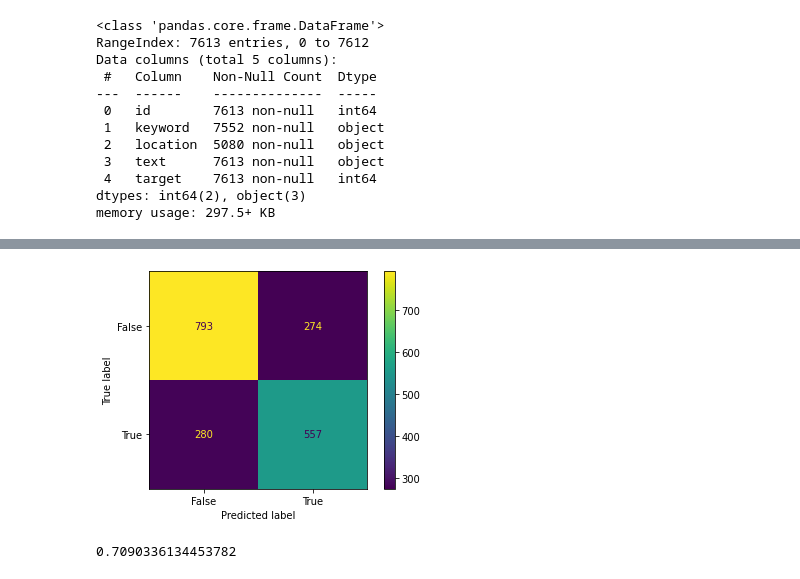
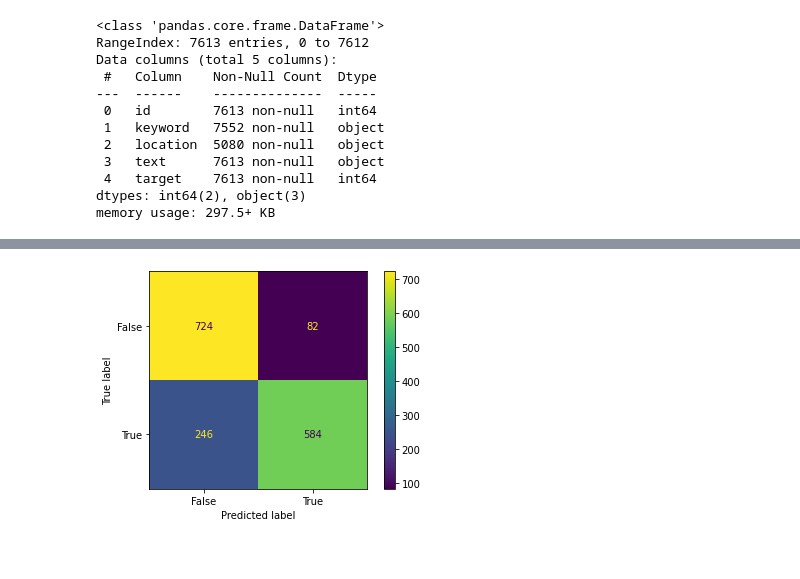
Before and after one commit to y-prog/NLP, a Jupyter notebook: NLP_kaggle_tweets_disaster.ipynb, the cells around one changed output, grey strips where cells are left out. Cells and saved outputs as stored; diff of their text form; code cells hidden in the pictures.

```diff
--- a/NLP_kaggle_tweets_disaster.ipynb
+++ b/NLP_kaggle_tweets_disaster.ipynb
@@ -497,0 +743,14 @@ print(word_index)'''
+# %%
+#longest_sentence = max(train_tweet['nr_sentences'])
+train_tweet['keyword_str'] = train_tweet['keyword_text_length'].apply(lambda keyword_text_length:
+                                                                     ' '.join(keyword_text_length)) # remove brackets
+max_words = len(unique_words)  # Set the maximum number of words to consider
+tokenizer = Tokenizer(num_words=max_words, oov_token='<OOV>')
+tokenizer.fit_on_texts(train_tweet['keyword_str'])
+
+# Convert text to sequences
+sequences = tokenizer.texts_to_sequences(train_tweet['keyword_str'])
+
+# Padding sequences to have the same length
+max_len = max(len(seq) for seq in sequences)
+padded_sequences = pad_sequences(sequences, maxlen=max_len, padding='post')
@@ -587,0 +766,14 @@ y_train.shape
+# %%
+from keras.layers import BatchNormalization
+from keras.layers import Dropout
+
+embedding_dim=50
+model = Sequential()
+model.add(Embedding(input_dim=max_words, output_dim=embedding_dim, input_length=max_len))
+model.add(Bidirectional(LSTM(64, dropout=0.7, return_sequences=True)))
+model.add(Bidirectional(LSTM(16, dropout=0.5)))
+model.add(BatchNormalization())
+model.add(Dense(32, activation='relu'))
+model.add(Dropout(0.5))
+model.add(Dense(1, activation='sigmoid'))
+model.summary()
@@ -588,15 +916,20 @@ y_train.shape
 # %%
-y_pred =(y_pred>0.4)
-list(y_pred)
-
+from sklearn import metrics
+## Model Evaluation and Confusion Matrix
 
 from sklearn import metrics
+import matplotlib.pyplot as plt
 
+# Predictions
+y_predicted = model.predict(X_test)
+y_predicted = y_predicted.flatten()
+y_predicted = np.where(y_predicted > 0.5, 1, 0)
 
-confusion_matrix = metrics.confusion_matrix(y_test, y_pred)
+# Confusion Matrix
+confusion_matrix = metrics.confusion_matrix(y_test, y_predicted)
+cm_display = metrics.ConfusionMatrixDisplay(confusion_matrix=confusion_matrix, display_labels=[False, True])
 
-cm_display = metrics.ConfusionMatrixDisplay(confusion_matrix = confusion_matrix, display_labels = [False, True])
-
+# Plot Confusion Matrix
 cm_display.plot()
 plt.show()
 # %% [output]
@@ -603,5 +937 @@ plt.show()
-[figure, old version]
+[figure, new version]
-# %%
-print(accuracy_score(y_test, y_pred))
-# %% [output]
-0.7090336134453782
```
Also changed, not shown: parts of 114 cells of this notebook, 1 other file.
